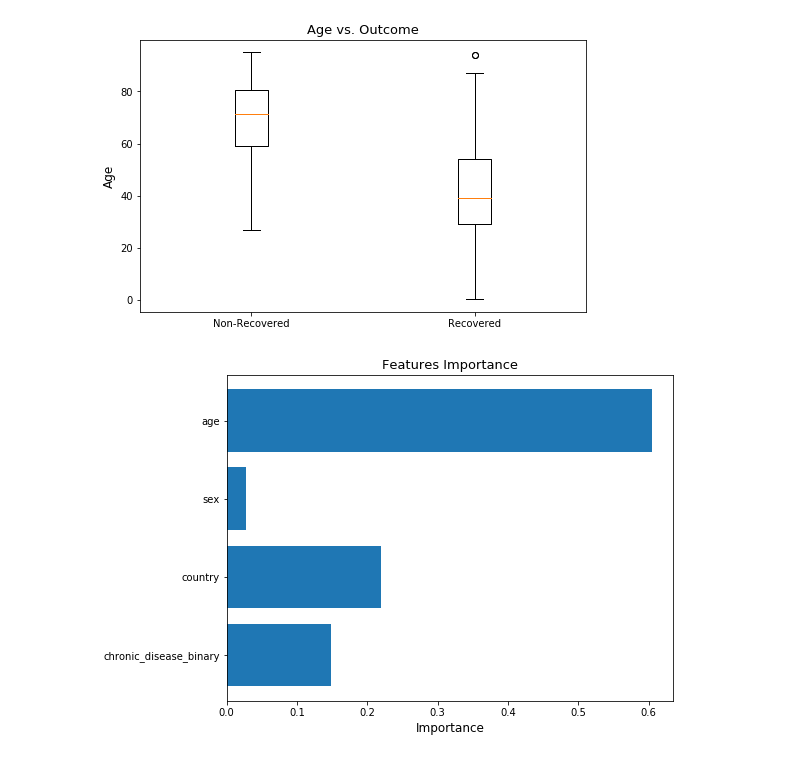
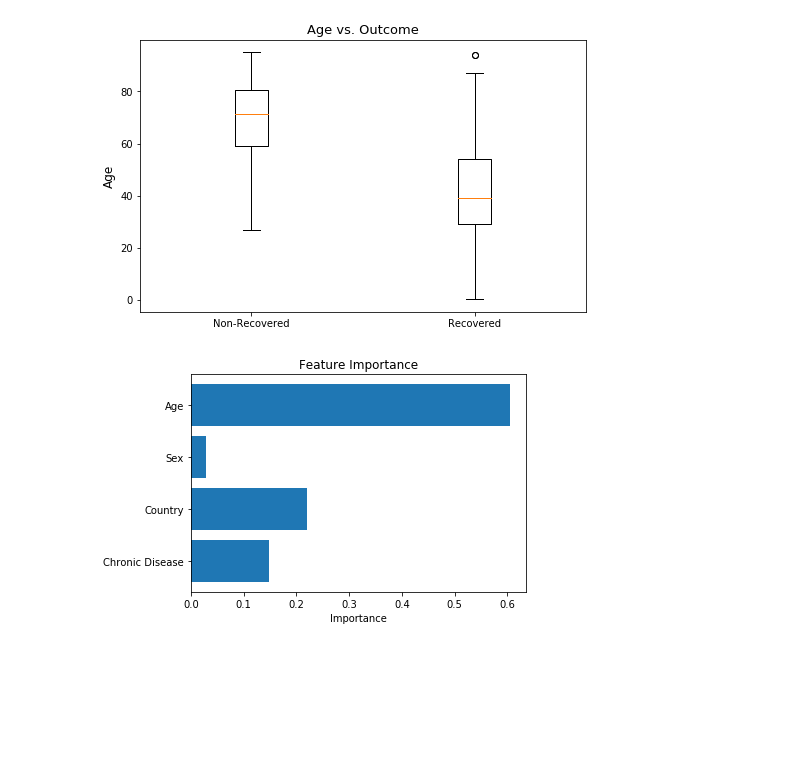
Before and after one commit to dukersss13/COVID-19-ML-Classification-Model, a Jupyter notebook: Duc.ipynb, the cells around one changed output. Drawn from its saved outputs; the diff is of its cells as text; code cells hidden in the pictures; blank space fills up the shorter version.

```diff
--- a/Duc.ipynb
+++ b/Duc.ipynb
@@ -7,3 +7,6 @@ import pandas as pd
 # Dataset URL: https://raw.githubusercontent.com/beoutbreakprepared/nCoV2019/master/latest_data/latestdata.csv
 # %%
 train = pd.read_csv("covid2train.csv", index_col = 0)
+# %%
+features = ['age', 'sex', 'country', 'chronic_disease_binary', 'que_paso']
+xtrain = train[features]
@@ -72,21 +77,21 @@ clf =  RandomForestClassifier(n_estimators = 100,
 clf.fit(xtrain2, ytrain)
 
 var_imp = clf.feature_importances_
-var = xtrain2.columns
+var = ['Age', 'Sex', 'Country', 'Chronic Disease']
 # %%
-fig, ax = plt.subplots(figsize = (8,6))
+fig, ax = plt.subplots(figsize = (6,4))
 
 y_pos = np.arange(len(var))
 
 ax.barh(y_pos, var_imp, align='center')
 ax.set_yticks(y_pos)
 ax.set_yticklabels(var)
 ax.invert_yaxis()
-ax.set_xlabel('Importance', fontsize = 12)
-ax.set_title('Features Importance', fontsize = 13)
+ax.set_xlabel('Importance', fontsize = 10)
+ax.set_title('Feature Importance', fontsize = 12)
 
 plt.show()
 # %% [output]
-[figure, old version]
+[figure, new version]
 # %%
 from sklearn.model_selection import train_test_split
```
Also changed, not shown: parts of 6 cells of this notebook.
